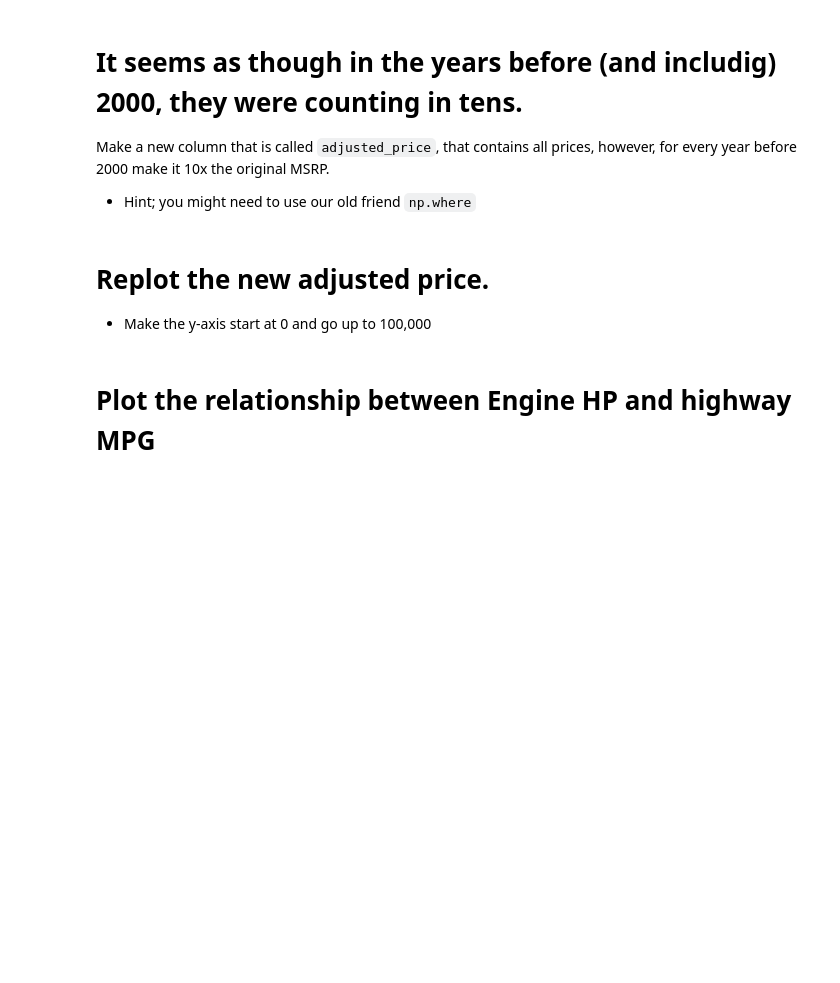
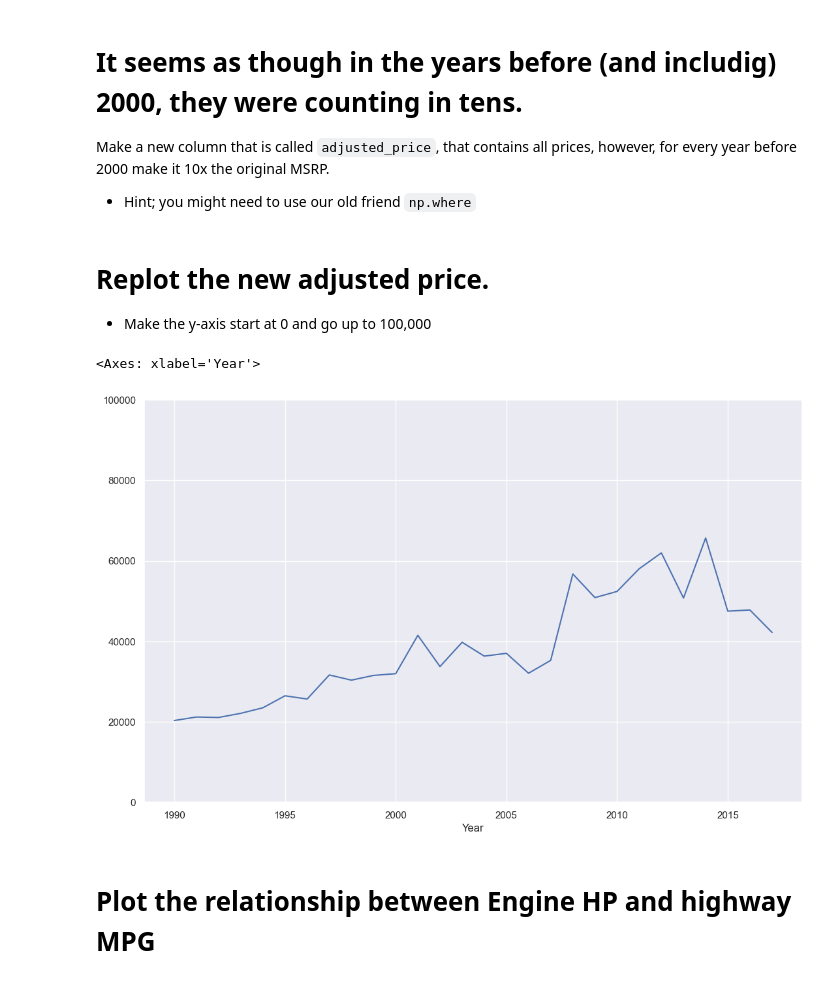
Before and after one commit to syi7190/my-fork-2023-fall-data-science-fridays, a Jupyter notebook: Week-02-Data-Viz-EDA/Exercise-SHY.ipynb, the cells around one changed output. Drawn from its saved outputs; the diff is of its cells as text; code cells hidden in the pictures; blank space fills up the shorter version.

```diff
--- a/Week-02-Data-Viz-EDA/Exercise-SHY.ipynb
+++ b/Week-02-Data-Viz-EDA/Exercise-SHY.ipynb
@@ -144,9 +148,10 @@ Make a new column that is called `adjusted_price`, that contains all prices, how
    * Hint; you might need to use our old friend `np.where`
 # %%
 # Make a column where is 10 when year is less than 2000, else 1.
-
+cond_year = df['Year'] <= 2000
 
 # Multiply the MSRP by the price adjuster.
+df['adjusted_price'] = np.where(cond_year, df['MSRP'] * 10, df['MSRP'])
 # %% [markdown]
 # Replot the new adjusted price.
 * Make the y-axis start at 0 and go up to 100,000
@@ -155,3 +158,12 @@ Make a new column that is called `adjusted_price`, that contains all prices, how
+# %%
+# Plot new prices
+ms = df.groupby('Year')['adjusted_price'].mean()
+ms.plot(kind='line',
+        ylim=(0,100000),
+        figsize=(13,8))
+# %% [output]
+<Axes: xlabel='Year'>
+[figure, added]
 # %% [markdown]
 # Plot the relationship between Engine HP and highway MPG
 # %%
```
Also changed, not shown: parts of 7 cells of this notebook.
